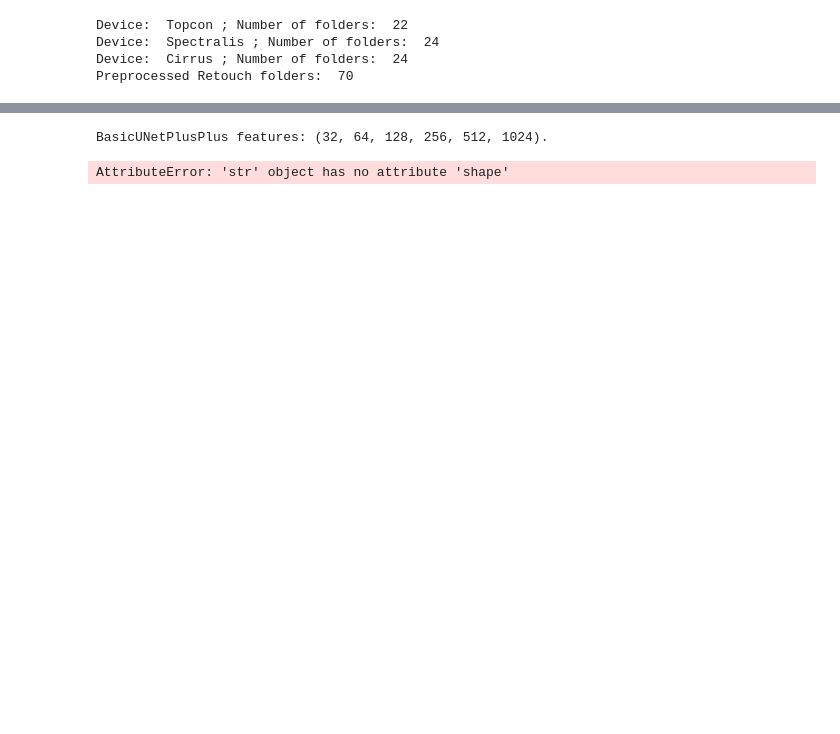
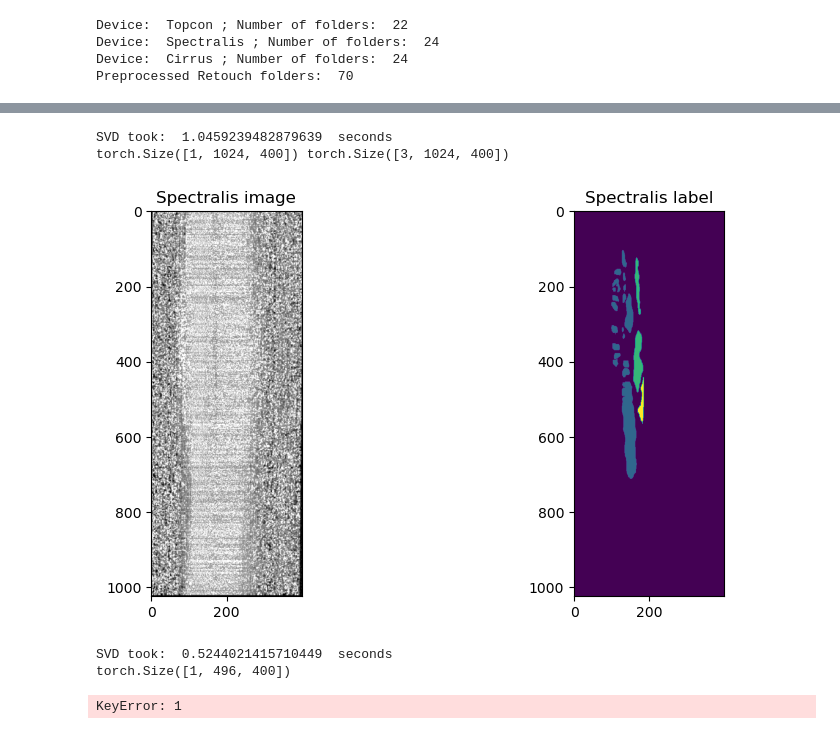
Before and after one commit to moritsih/OPTIMA_SeminarPractical, a Jupyter notebook: practical/main.ipynb, the cells around one changed output, grey strips where cells are left out. Drawn from its saved outputs; the diff is of its cells as text; code cells hidden in the pictures; blank space fills up the shorter version.

```diff
--- a/practical/main.ipynb
+++ b/practical/main.ipynb
@@ -546,31 +591,51 @@ class BilateralFilter(MapTransform):
 # %%
 transforms = Compose([
     #ConvertToMultiChannelMasks(keys=['label'], target_keys=["masks"]),
     #GetMaskPositions(keys=['masks'], target_keys=["mask_positions"]), #We get the layer position, but on the original height
     #LayerPositionToProbabilityMap(["mask_positions"], target_size=(400,400), target_keys=["mask_probability_map"]),
-    #LoadImaged(keys=['img', 'label']),
-    Lambdad(keys=['img', 'label'], func = lambda x: np.expand_dims(x, 0)),
-    #EnsureChannelFirstd(keys=['img', 'label']),
+    ExpandChannelDim(keys=['img']),
+    EnsureChannelFirstd(keys=['label'], channel_dim=2),
+    TransposeImage(keys=['img', 'label']),
+    Resized(keys=["img", "label"], mode=["area", "nearest-exact"], spatial_size=[-1, 400]), # We first only resize horizontally, for the correct image width
     #RandZoomd(keys=["img", "label"], mode=["area", "nearest-exact"], prob=0.3, min_zoom=0.5, max_zoom=1.5),
-    Resized(keys=["img", "label"], mode=["area", "nearest-exact"], spatial_size=[-1, 400]), # We first only resize horizontally, for the correct image width
-    RandAxisFlipd(keys=["img", "label"], prob=0.3),
-    RandHistogramShiftd(keys=["img"], prob=0.3),
+    #RandAxisFlipd(keys=["img", "label"], prob=0.3),
+    #RandHistogramShiftd(keys=["img"], prob=0.3),
     RandAffined(keys=["img", "label"],
                 prob=0.3,
                 shear_range=[(-0.7, 0.7), (0.0, 0.0)],
                 translate_range=[(-300, 100), (0, 0)],
-                rotate_range=[30, (0, 0)],
+                rotate_range=[20, (0, 0)],
                 mode=["bilinear", "nearest"],
                 padding_mode="zeros"),
+    #ToTensord(keys=['img', 'label'])
 
     #Lambdad(keys=['img','label'], func = lambda x: x[0, ...]), # this only gets the first slice of the image
     #Resized(keys=["img", "label", "masks"], mode=["area", "nearest-exact", "nearest-exact"], spatial_size=[400, 400]),
     #Lambdad(keys=['mask_positions'], func = lambda x: x * 400 / 800), #We scale down the positions to have more accurate positions
     #Lambdad(keys=['img'], func = lambda x: np.clip((x - x.mean()) / x.std(), -1, 1)),
     #Lambdad(keys=['img'], func = lambda x: 2*(x - x.min()) / (x.max() - x.min()) - 1 ),
 ])
+
+dataset = OCTDatasetPreparation(train_dir, transform=transforms)[10]
+# plot the image and label after the transforms
+img = dataset['img']
+label = dataset['label']
+print(img.shape, label.shape)
+
+fig, ax = plt.subplots(1, 2, figsize=(10, 5))
+ax[0].imshow(img[0], cmap='gray')
+ax[0].set_title('Spectralis image')
+ax[1].imshow(label[0], cmap='viridis')
+ax[1].set_title('Spectralis label')
+plt.show()
+# %% [output]
+SVD took:  1.0459239482879639  seconds
+torch.Size([1, 1024, 400]) torch.Size([3, 1024, 400])
+[figure, added]
 # %%
 training_ready = False
+
+run_name = 'FirstTests'
 
 #wandb.init(project="PracticalWorkinAI", name="svdna_reproduction_retouch_only")
 
@@ -579,25 +644,41 @@ train_dir = Path(Path.cwd() / 'data/Retouch-Preprocessed/train') # already proce
 
 
 # model params were not specified in SVDNA paper
-model = BasicUNetPlusPlus(
-    spatial_dims=2,
-    in_channels=1,
-    out_channels=3,
-    features=(32, 64, 128, 256, 512, 1024)
-)
+model = monai.networks.nets.UNet(spatial_dims=2,
+                                 in_channels=1,
+                                 out_channels=3,
+                                 channels=(32, 64, 128, 256, 512),
+                                 strides=(2, 2, 2, 2),
+                                 kernel_size=3,
+                                 up_kernel_size=3,
+                                 num_res_units=2,
+                                 act='PRELU',
+                                 norm='INSTANCE',
+                                 dropout=0.0,
+                                 bias=True,
+                                 adn_ordering='NDA')
+
+#BasicUNetPlusPlus(
+#    spatial_dims=2,
+#    in_channels=1,
+#    out_channels=3,
+#    features=(32, 64, 128, 256, 512, 1024)
+#)
 
 
 criterion = monai.losses.DiceLoss(sigmoid=True)
 optimizer = optim.Adam(model.parameters(), lr=0.001)
 
 
-dataset = OCTDatasetPreparation(train_dir, transform=transforms)
-dataloader = DataLoader(dataset, batch_size=32, shuffle=True, num_workers=0) # multiprocessing doesn't work??
+dataset = OCTDatasetPreparation(train_dir, transform=transforms)[0]
+print(dataset['img'].shape)
+dataloader = DataLoader(dataset, batch_size=1, shuffle=True, num_workers=0) # multiprocessing doesn't work??
 
-for batch_idx, (img, label) in enumerate(dataloader):
-    print("Dataloading: ", img.shape)
-    print("Dataloading label: ", label.shape)
+for batch_idx, sample in enumerate(dataloader):
+    print("Batch ", batch_idx)
     break
+    #print("Dataloading: ", sample['img'].shape)
+    #print("Dataloading label: ", sample['label'].shape)
 
 if training_ready:
 
@@ -619,10 +700,11 @@ if training_ready:
             print(f'Epoch [{epoch+1}/{num_epochs}], Batch [{batch_idx+1}/{len(dataloader)}], Loss: {loss.item()}')
 
     # save the trained model if needed
-    torch.save(model.state_dict(), 'segmentation_unet.pth')
+    torch.save(model.state_dict(), f'{run_name}.pth')
 
     # finish wandb run
     wandb.finish()
 # %% [output]
-BasicUNetPlusPlus features: (32, 64, 128, 256, 512, 1024).
+SVD took:  0.5244021415710449  seconds
+torch.Size([1, 496, 400])
-AttributeError: 'str' object has no attribute 'shape'
+KeyError: 1
```
Also changed, not shown: parts of 5 cells of this notebook.
